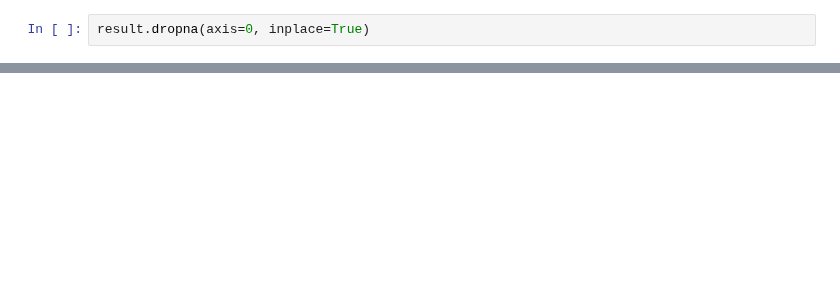
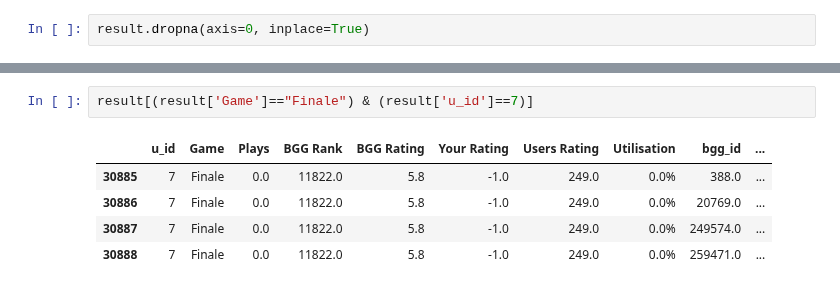
Before and after one commit to LourdesRodriguez/recommender_system, a Jupyter notebook: 2_Data_Understanding.ipynb, the cells around one changed output, grey strips where cells are left out. Cells and saved outputs as stored; diff of their text form; blank space fills up the shorter version.

```diff
--- a/2_Data_Understanding.ipynb
+++ b/2_Data_Understanding.ipynb
@@ -849,0 +874,8 @@ dtype: int64
+# %%
+result[(result['Game']=="Finale") & (result['u_id']==7)]
+# %% [output]
+|  | u_id | Game | Plays | BGG Rank | BGG Rating | Your Rating | Users Rating | Utilisation | bgg_id | ... |
+| 30885 | 7 | Finale | 0.0 | 11822.0 | 5.8 | -1.0 | 249.0 | 0.0% | 388.0 | ... |
+| 30886 | 7 | Finale | 0.0 | 11822.0 | 5.8 | -1.0 | 249.0 | 0.0% | 20769.0 | ... |
+| 30887 | 7 | Finale | 0.0 | 11822.0 | 5.8 | -1.0 | 249.0 | 0.0% | 249574.0 | ... |
+| 30888 | 7 | Finale | 0.0 | 11822.0 | 5.8 | -1.0 | 249.0 | 0.0% | 259471.0 | ... |
```
Also changed, not shown: parts of 9 cells of this notebook.
